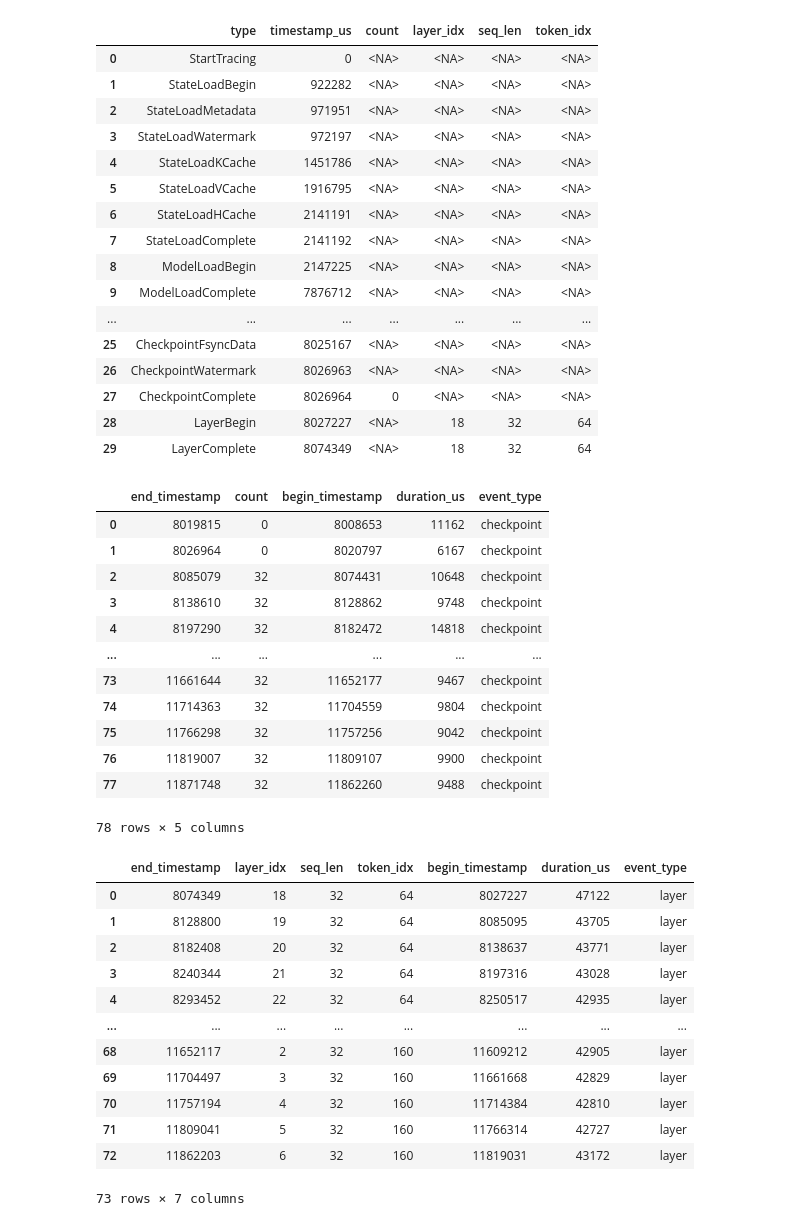
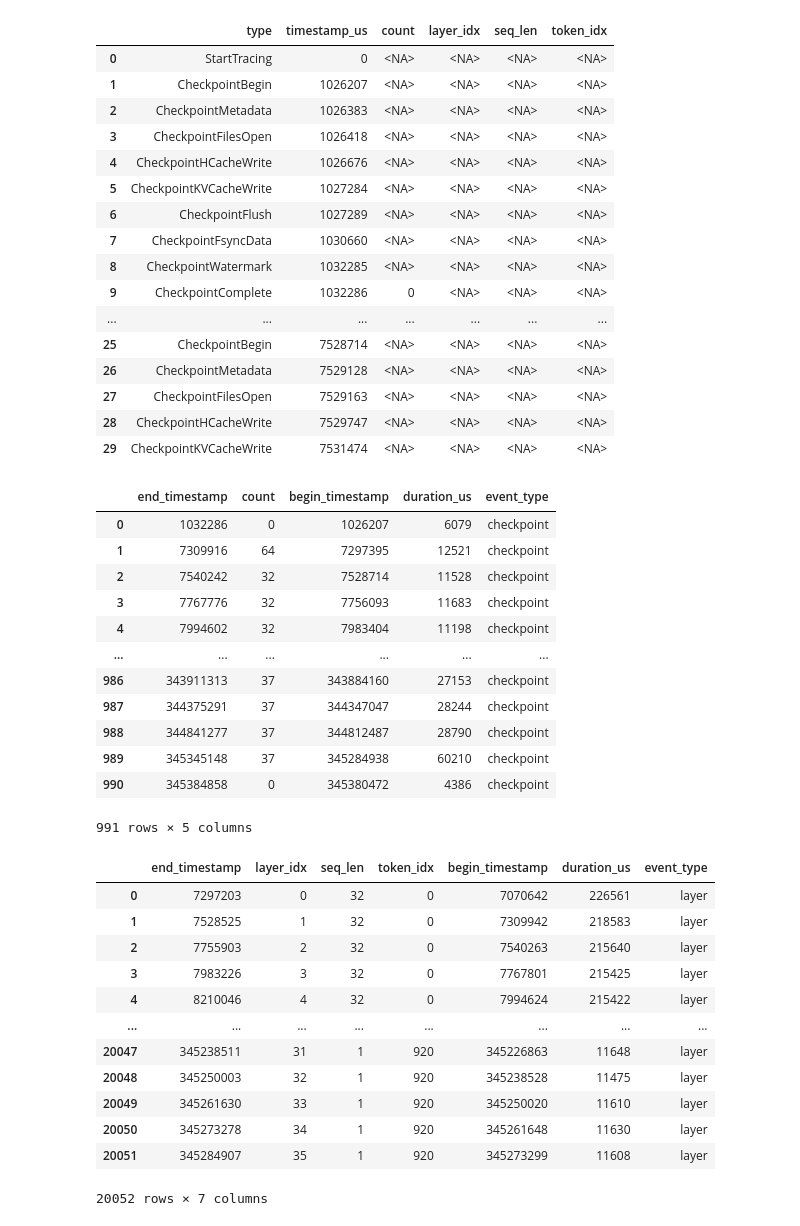
Before and after one commit to HXLLL/mllm, a Jupyter notebook: experiments/time_breakdown.ipynb, the cells around one changed output. Saved outputs shown, nothing was run; the diff lists cells and outputs as text; code cells hidden in the pictures.

```diff
--- a/experiments/time_breakdown.ipynb
+++ b/experiments/time_breakdown.ipynb
@@ -5,24 +7,24 @@ from common import *
 # %%
-df = read_trace("1.csv")
+df = read_trace("Qwen3-4B-32/1.csv")
 df.head(n=30)
 # %% [output]
 |  | type | timestamp_us | count | layer_idx | seq_len | token_idx |
 | 0 | StartTracing | 0 | <NA> | <NA> | <NA> | <NA> |
-| 1 | StateLoadBegin | 922282 | <NA> | <NA> | <NA> | <NA> |
-| 2 | StateLoadMetadata | 971951 | <NA> | <NA> | <NA> | <NA> |
-| 3 | StateLoadWatermark | 972197 | <NA> | <NA> | <NA> | <NA> |
-| 4 | StateLoadKCache | 1451786 | <NA> | <NA> | <NA> | <NA> |
-| 5 | StateLoadVCache | 1916795 | <NA> | <NA> | <NA> | <NA> |
-| 6 | StateLoadHCache | 2141191 | <NA> | <NA> | <NA> | <NA> |
-| 7 | StateLoadComplete | 2141192 | <NA> | <NA> | <NA> | <NA> |
-| 8 | ModelLoadBegin | 2147225 | <NA> | <NA> | <NA> | <NA> |
-| 9 | ModelLoadComplete | 7876712 | <NA> | <NA> | <NA> | <NA> |
+| 1 | CheckpointBegin | 1026207 | <NA> | <NA> | <NA> | <NA> |
+| 2 | CheckpointMetadata | 1026383 | <NA> | <NA> | <NA> | <NA> |
+| 3 | CheckpointFilesOpen | 1026418 | <NA> | <NA> | <NA> | <NA> |
+| 4 | CheckpointHCacheWrite | 1026676 | <NA> | <NA> | <NA> | <NA> |
+| 5 | CheckpointKVCacheWrite | 1027284 | <NA> | <NA> | <NA> | <NA> |
+| 6 | CheckpointFlush | 1027289 | <NA> | <NA> | <NA> | <NA> |
+| 7 | CheckpointFsyncData | 1030660 | <NA> | <NA> | <NA> | <NA> |
+| 8 | CheckpointWatermark | 1032285 | <NA> | <NA> | <NA> | <NA> |
+| 9 | CheckpointComplete | 1032286 | 0 | <NA> | <NA> | <NA> |
 | ... | ... | ... | ... | ... | ... | ... |
-| 25 | CheckpointFsyncData | 8025167 | <NA> | <NA> | <NA> | <NA> |
-| 26 | CheckpointWatermark | 8026963 | <NA> | <NA> | <NA> | <NA> |
-| 27 | CheckpointComplete | 8026964 | 0 | <NA> | <NA> | <NA> |
-| 28 | LayerBegin | 8027227 | <NA> | 18 | 32 | 64 |
-| 29 | LayerComplete | 8074349 | <NA> | 18 | 32 | 64 |
+| 25 | CheckpointBegin | 7528714 | <NA> | <NA> | <NA> | <NA> |
+| 26 | CheckpointMetadata | 7529128 | <NA> | <NA> | <NA> | <NA> |
+| 27 | CheckpointFilesOpen | 7529163 | <NA> | <NA> | <NA> | <NA> |
+| 28 | CheckpointHCacheWrite | 7529747 | <NA> | <NA> | <NA> | <NA> |
+| 29 | CheckpointKVCacheWrite | 7531474 | <NA> | <NA> | <NA> | <NA> |
 # %%
 def match_begin_end_events(df, begin_type, end_type, event_type, end_cols=[], by_cols=[]):
     """
@@ -73,18 +75,18 @@ checkpoint_df = match_begin_end_events(df, 'CheckpointBegin', 'CheckpointComplet
 checkpoint_df
 # %% [output]
 |  | end_timestamp | count | begin_timestamp | duration_us | event_type |
-| 0 | 8019815 | 0 | 8008653 | 11162 | checkpoint |
-| 1 | 8026964 | 0 | 8020797 | 6167 | checkpoint |
-| 2 | 8085079 | 32 | 8074431 | 10648 | checkpoint |
-| 3 | 8138610 | 32 | 8128862 | 9748 | checkpoint |
-| 4 | 8197290 | 32 | 8182472 | 14818 | checkpoint |
+| 0 | 1032286 | 0 | 1026207 | 6079 | checkpoint |
+| 1 | 7309916 | 64 | 7297395 | 12521 | checkpoint |
+| 2 | 7540242 | 32 | 7528714 | 11528 | checkpoint |
+| 3 | 7767776 | 32 | 7756093 | 11683 | checkpoint |
+| 4 | 7994602 | 32 | 7983404 | 11198 | checkpoint |
 | ... | ... | ... | ... | ... | ... |
-| 73 | 11661644 | 32 | 11652177 | 9467 | checkpoint |
-| 74 | 11714363 | 32 | 11704559 | 9804 | checkpoint |
-| 75 | 11766298 | 32 | 11757256 | 9042 | checkpoint |
-| 76 | 11819007 | 32 | 11809107 | 9900 | checkpoint |
-| 77 | 11871748 | 32 | 11862260 | 9488 | checkpoint |
+| 986 | 343911313 | 37 | 343884160 | 27153 | checkpoint |
+| 987 | 344375291 | 37 | 344347047 | 28244 | checkpoint |
+| 988 | 344841277 | 37 | 344812487 | 28790 | checkpoint |
+| 989 | 345345148 | 37 | 345284938 | 60210 | checkpoint |
+| 990 | 345384858 | 0 | 345380472 | 4386 | checkpoint |
-78 rows × 5 columns
+991 rows × 5 columns
 # %%
 layer_df = match_begin_end_events(
     df, "LayerBegin", "LayerComplete", "layer", by_cols=["layer_idx", "seq_len", "token_idx"]
@@ -92,18 +94,18 @@ layer_df = match_begin_end_events(
 layer_df
 # %% [output]
 |  | end_timestamp | layer_idx | seq_len | token_idx | begin_timestamp | duration_us | event_type |
-| 0 | 8074349 | 18 | 32 | 64 | 8027227 | 47122 | layer |
-| 1 | 8128800 | 19 | 32 | 64 | 8085095 | 43705 | layer |
-| 2 | 8182408 | 20 | 32 | 64 | 8138637 | 43771 | layer |
-| 3 | 8240344 | 21 | 32 | 64 | 8197316 | 43028 | layer |
-| 4 | 8293452 | 22 | 32 | 64 | 8250517 | 42935 | layer |
+| 0 | 7297203 | 0 | 32 | 0 | 7070642 | 226561 | layer |
+| 1 | 7528525 | 1 | 32 | 0 | 7309942 | 218583 | layer |
+| 2 | 7755903 | 2 | 32 | 0 | 7540263 | 215640 | layer |
+| 3 | 7983226 | 3 | 32 | 0 | 7767801 | 215425 | layer |
+| 4 | 8210046 | 4 | 32 | 0 | 7994624 | 215422 | layer |
 | ... | ... | ... | ... | ... | ... | ... | ... |
-| 68 | 11652117 | 2 | 32 | 160 | 11609212 | 42905 | layer |
-| 69 | 11704497 | 3 | 32 | 160 | 11661668 | 42829 | layer |
-| 70 | 11757194 | 4 | 32 | 160 | 11714384 | 42810 | layer |
-| 71 | 11809041 | 5 | 32 | 160 | 11766314 | 42727 | layer |
-| 72 | 11862203 | 6 | 32 | 160 | 11819031 | 43172 | layer |
+| 20047 | 345238511 | 31 | 1 | 920 | 345226863 | 11648 | layer |
+| 20048 | 345250003 | 32 | 1 | 920 | 345238528 | 11475 | layer |
+| 20049 | 345261630 | 33 | 1 | 920 | 345250020 | 11610 | layer |
+| 20050 | 345273278 | 34 | 1 | 920 | 345261648 | 11630 | layer |
+| 20051 | 345284907 | 35 | 1 | 920 | 345273299 | 11608 | layer |
-73 rows × 7 columns
+20052 rows × 7 columns
 # %%
 # Match state load events
 state_load_df = match_begin_end_events(df, 'StateLoadBegin', 'StateLoadComplete', 'state_load')
```
Also changed, not shown: parts of 8 cells of this notebook, 3 other files.
